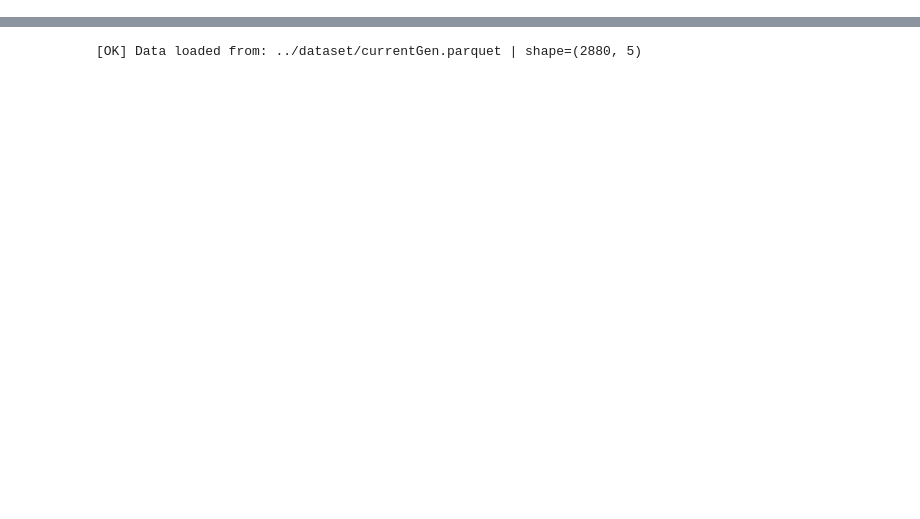
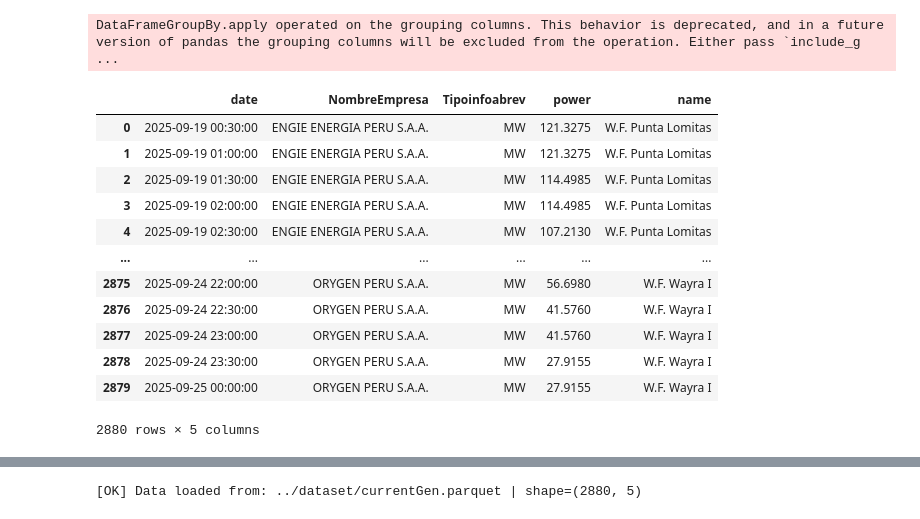
Before and after one commit to carlosenciso/windShortTermForecast, a Jupyter notebook: Notebooks/sample.ipynb, the cells around one changed output, grey strips where cells are left out. Drawn from its saved outputs; the diff is of its cells as text; code cells hidden in the pictures; blank space fills up the shorter version.

```diff
--- a/Notebooks/sample.ipynb
+++ b/Notebooks/sample.ipynb
@@ -545,3 +1827,38 @@ if __name__ == '__main__':
+# %%
+weights = {
+    "W.F. Cupisnique": 83.15, "W.F. Duna": 18.37, "W.F. Huambos": 18.37,
+    "W.F. Marcona": 32, "W.F. Punta Lomitas": 296.4, "W.F. San Juan": 135.7,
+    "W.F. Talara": 30.86, "W.F. Tres Hermanas": 97.15,
+    "W.F. Wayra Ext": 177, "W.F. Wayra I": 132.30
+}
+sein = (wind_dataset.assign(weight=wind_dataset["name"].map(weights))
+        .groupby(["initDate","date","model","nleadHour","nleadDays"])
+        .apply(lambda g: pd.Series({
+            "wwind10": (g["wwind10"]*g["weight"]).sum()/g["weight"].sum(),
+            "t2m": (g["t2m"]*g["weight"]).sum()/g["weight"].sum(),
+            "wwind100": (g["wwind100"]*g["weight"]).sum()/g["weight"].sum(),
+            "name": "SEIN"
+        }))
+        .reset_index())
+wind_dataset = pd.concat([wind_dataset, sein], ignore_index=True)
+# %% [output]
+DataFrameGroupBy.apply operated on the grouping columns. This behavior is deprecated, and in a future version of pandas the grouping columns will be excluded from the operation. Either pass `include_g ...
+# %%
+dataset
+# %% [output]
+|  | date | NombreEmpresa | Tipoinfoabrev | power | name |
+| 0 | 2025-09-19 00:30:00 | ENGIE ENERGIA PERU S.A.A. | MW | 121.3275 | W.F. Punta Lomitas |
+| 1 | 2025-09-19 01:00:00 | ENGIE ENERGIA PERU S.A.A. | MW | 121.3275 | W.F. Punta Lomitas |
+| 2 | 2025-09-19 01:30:00 | ENGIE ENERGIA PERU S.A.A. | MW | 114.4985 | W.F. Punta Lomitas |
+| 3 | 2025-09-19 02:00:00 | ENGIE ENERGIA PERU S.A.A. | MW | 114.4985 | W.F. Punta Lomitas |
+| 4 | 2025-09-19 02:30:00 | ENGIE ENERGIA PERU S.A.A. | MW | 107.2130 | W.F. Punta Lomitas |
+| ... | ... | ... | ... | ... | ... |
+| 2875 | 2025-09-24 22:00:00 | ORYGEN PERU S.A.A. | MW | 56.6980 | W.F. Wayra I |
+| 2876 | 2025-09-24 22:30:00 | ORYGEN PERU S.A.A. | MW | 41.5760 | W.F. Wayra I |
+| 2877 | 2025-09-24 23:00:00 | ORYGEN PERU S.A.A. | MW | 41.5760 | W.F. Wayra I |
+| 2878 | 2025-09-24 23:30:00 | ORYGEN PERU S.A.A. | MW | 27.9155 | W.F. Wayra I |
+| 2879 | 2025-09-25 00:00:00 | ORYGEN PERU S.A.A. | MW | 27.9155 | W.F. Wayra I |
+2880 rows × 5 columns
 # %%
 # -*- coding:utf-8 -*-
 #-----------------------------------------------------
```
Also changed, not shown: parts of 12 cells of this notebook, 4 other files.
